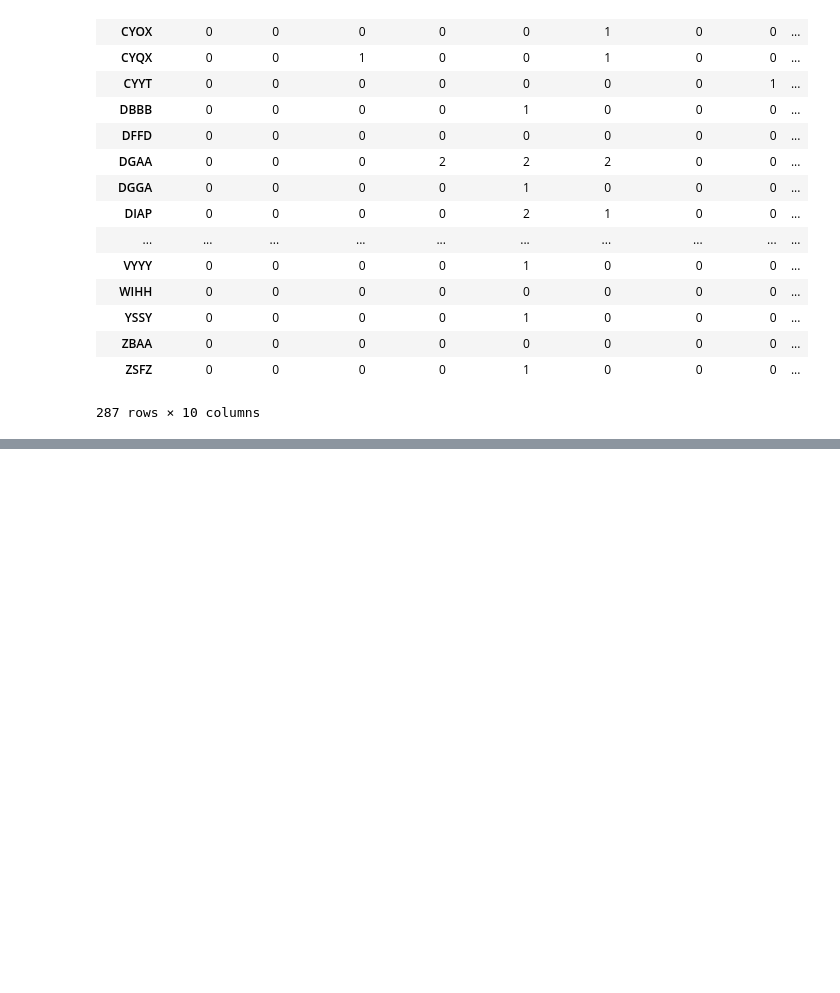
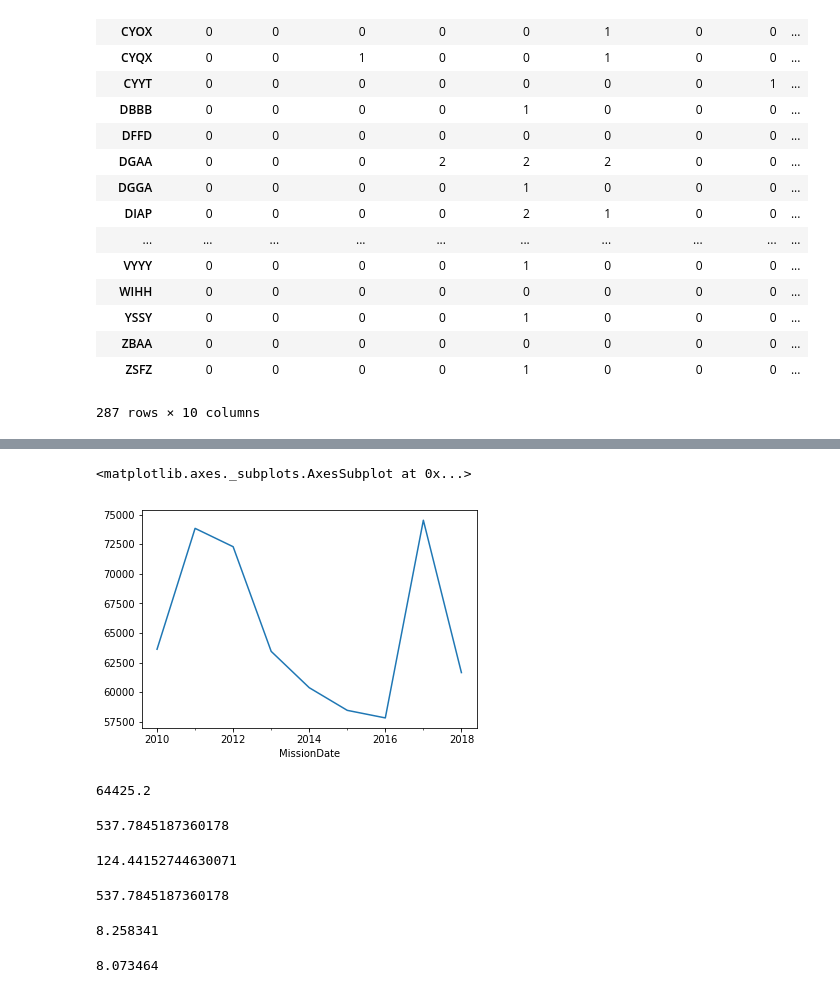
Before and after one commit to UWCHR/ice-air, a Jupyter notebook: installment2/analyze/note/missions.ipynb, the cells around one changed output, grey strips where cells are left out. Saved outputs shown, nothing was run; the diff lists cells and outputs as text; code cells hidden in the pictures; blank space fills up the shorter version.

```diff
--- a/installment2/analyze/note/missions.ipynb
+++ b/installment2/analyze/note/missions.ipynb
@@ -749,3 +749,5 @@ df.loc[df['MissionTotalCost'].idxmax()][stop_cols]
 | 2018-02-12 | KAEX | KEWR | KPSM | NaN | NaN | NaN | NaN | NaN | ... |
 | 2018-02-12 | KAEX | KMDT | KOMA | NaN | NaN | NaN | NaN | NaN | ... |
 | 2018-02-12 | KELP | PHNL | PGUM | VGHS | VIDP | OPRN | PGUM | PHNL | ... |
+# %%
+df.reset_index(inplace=True)
@@ -751,0 +759,9 @@ df.loc[df['MissionTotalCost'].idxmax()][stop_cols]
+# %%
+target = 'MSLP'
+target_found = []
+for i, row in df.iterrows():
+    target_found.append(target in row[stop_cols].values)
+# %%
+el_sal = df[target_found]
+# %%
+el_sal.set_index('MissionDate', inplace=True)
@@ -751,0 +788,29 @@ df.loc[df['MissionTotalCost'].idxmax()][stop_cols]
+# %%
+el_sal['MissionTotalCost'].resample('AS-OCT').median().plot()
+# %% [output]
+<matplotlib.axes._subplots.AxesSubplot at 0x...>
+[figure, added]
+# %%
+el_sal[el_sal['msnFlightHoursPlanned'].between(4,20)]['MissionTotalCost'].median()
+# %% [output]
+64425.2
+# %%
+el_sal[el_sal['msnFlightHoursPlanned'].between(4,20)]['CostPerPassenger'].median()
+# %% [output]
+537.7845187360178
+# %%
+el_sal[el_sal['MissionPassengers'] > 0]['MissionPassengers'].mean()
+# %% [output]
+124.44152744630071
+# %%
+el_sal[el_sal['MissionPassengers'] > 0]['CostPerPassenger'].median()
+# %% [output]
+537.7845187360178
+# %%
+el_sal['msnFlightHoursPlanned'].mean()
+# %% [output]
+8.258341
+# %%
+el_sal['msnFlightHoursActual'].mean()
+# %% [output]
+8.073464
```
Also changed, not shown: parts of 7 cells of this notebook, 8 other files.
